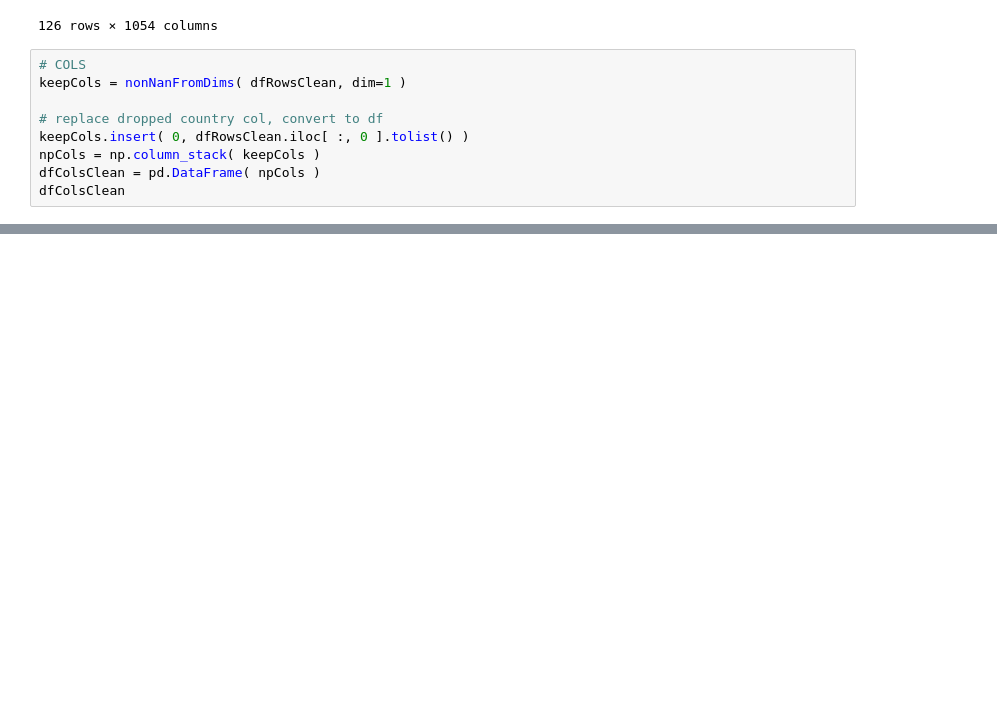
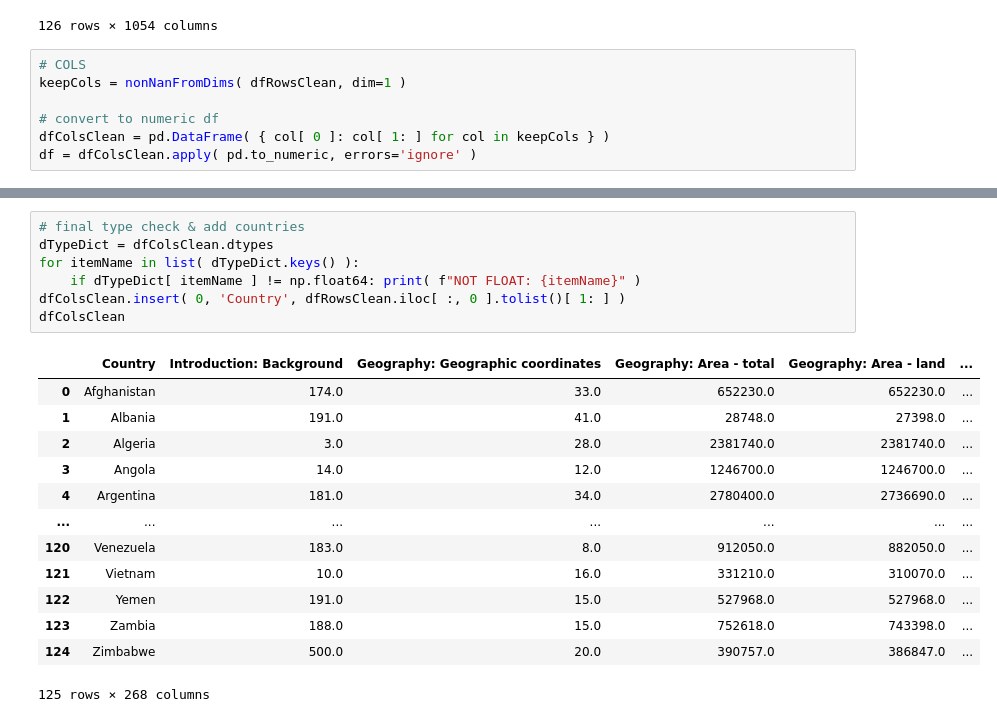
Before and after one commit to romstroller/ciaFactbook, a Jupyter notebook: ciaFBtest.ipynb, the cells around one changed output, grey strips where cells are left out. Cells and saved outputs as stored; diff of their text form; blank space fills up the shorter version.

Commit message:
checking for float-type, NaN-density, match-unit

```diff
--- a/ciaFBtest.ipynb
+++ b/ciaFBtest.ipynb
@@ -248,10 +248,8 @@ non-nan[ 125 ] thr[ 255 ] dim[ 0 ]
 # COLS
 keepCols = nonNanFromDims( dfRowsClean, dim=1 )
 
-# replace dropped country col, convert to df
-keepCols.insert( 0, dfRowsClean.iloc[ :, 0 ].tolist() )
-npCols = np.column_stack( keepCols )
-dfColsClean = pd.DataFrame( npCols )
-dfColsClean
+# convert to numeric df
+dfColsClean = pd.DataFrame( { col[ 0 ]: col[ 1: ] for col in keepCols } )
+df = dfColsClean.apply( pd.to_numeric, errors='ignore' )
 # %% [output]
 non-nan[ 267 ] thr[ 57 ] dim[ 1 ]
@@ -270,0 +256,21 @@ non-nan[ 267 ] thr[ 57 ] dim[ 1 ]
+# %%
+# final type check & add countries
+dTypeDict = dfColsClean.dtypes
+for itemName in list( dTypeDict.keys() ):
+    if dTypeDict[ itemName ] != np.float64: print( f"NOT FLOAT: {itemName}" )
+dfColsClean.insert( 0, 'Country', dfRowsClean.iloc[ :, 0 ].tolist()[ 1: ] )
+dfColsClean
+# %% [output]
+|  | Country | Introduction: Background | Geography: Geographic coordinates | Geography: Area - total | Geography: Area - land | ... |
+| 0 | Afghanistan | 174.0 | 33.0 | 652230.0 | 652230.0 | ... |
+| 1 | Albania | 191.0 | 41.0 | 28748.0 | 27398.0 | ... |
+| 2 | Algeria | 3.0 | 28.0 | 2381740.0 | 2381740.0 | ... |
+| 3 | Angola | 14.0 | 12.0 | 1246700.0 | 1246700.0 | ... |
+| 4 | Argentina | 181.0 | 34.0 | 2780400.0 | 2736690.0 | ... |
+| ... | ... | ... | ... | ... | ... | ... |
+| 120 | Venezuela | 183.0 | 8.0 | 912050.0 | 882050.0 | ... |
+| 121 | Vietnam | 10.0 | 16.0 | 331210.0 | 310070.0 | ... |
+| 122 | Yemen | 191.0 | 15.0 | 527968.0 | 527968.0 | ... |
+| 123 | Zambia | 188.0 | 15.0 | 752618.0 | 743398.0 | ... |
+| 124 | Zimbabwe | 500.0 | 20.0 | 390757.0 | 386847.0 | ... |
+125 rows × 268 columns
```
Also changed, not shown: parts of 3 cells of this notebook.
